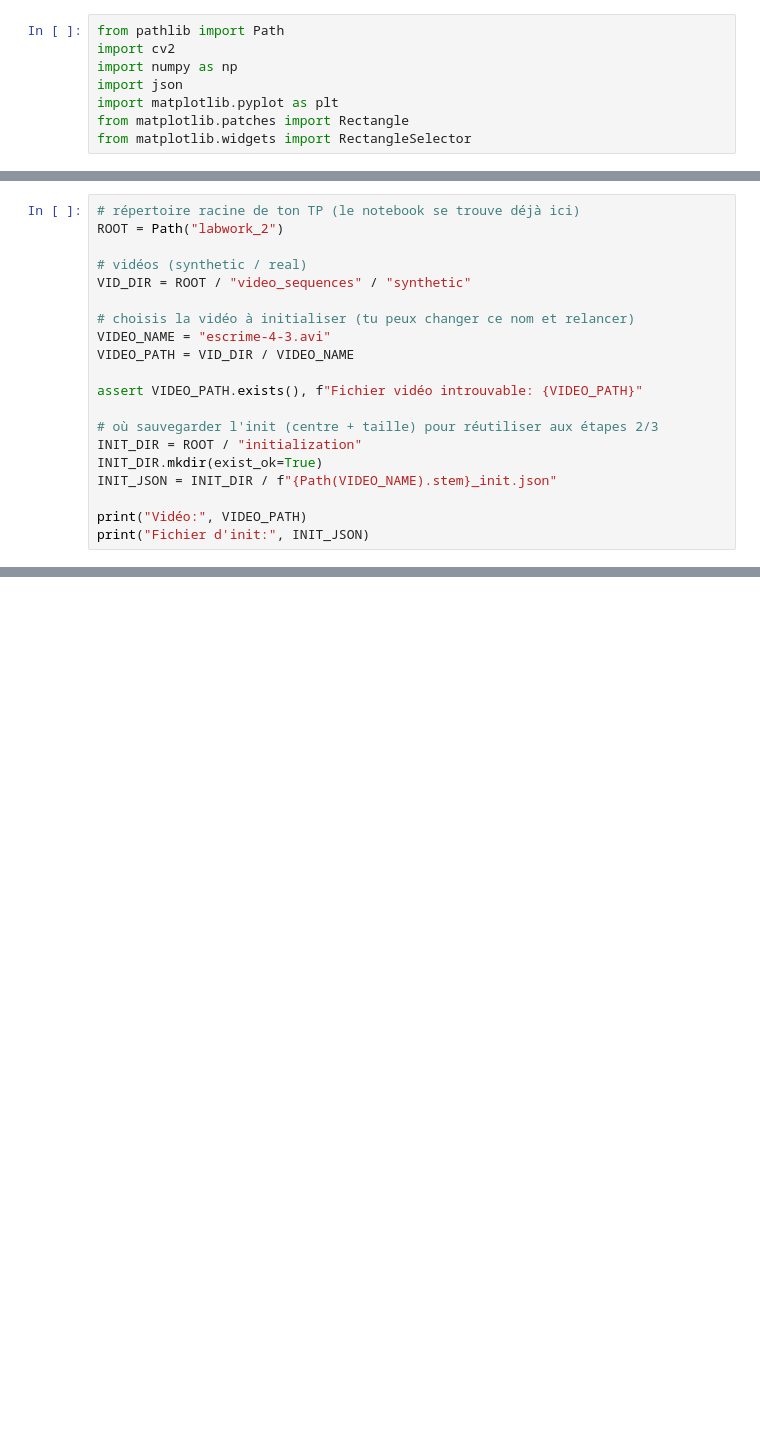
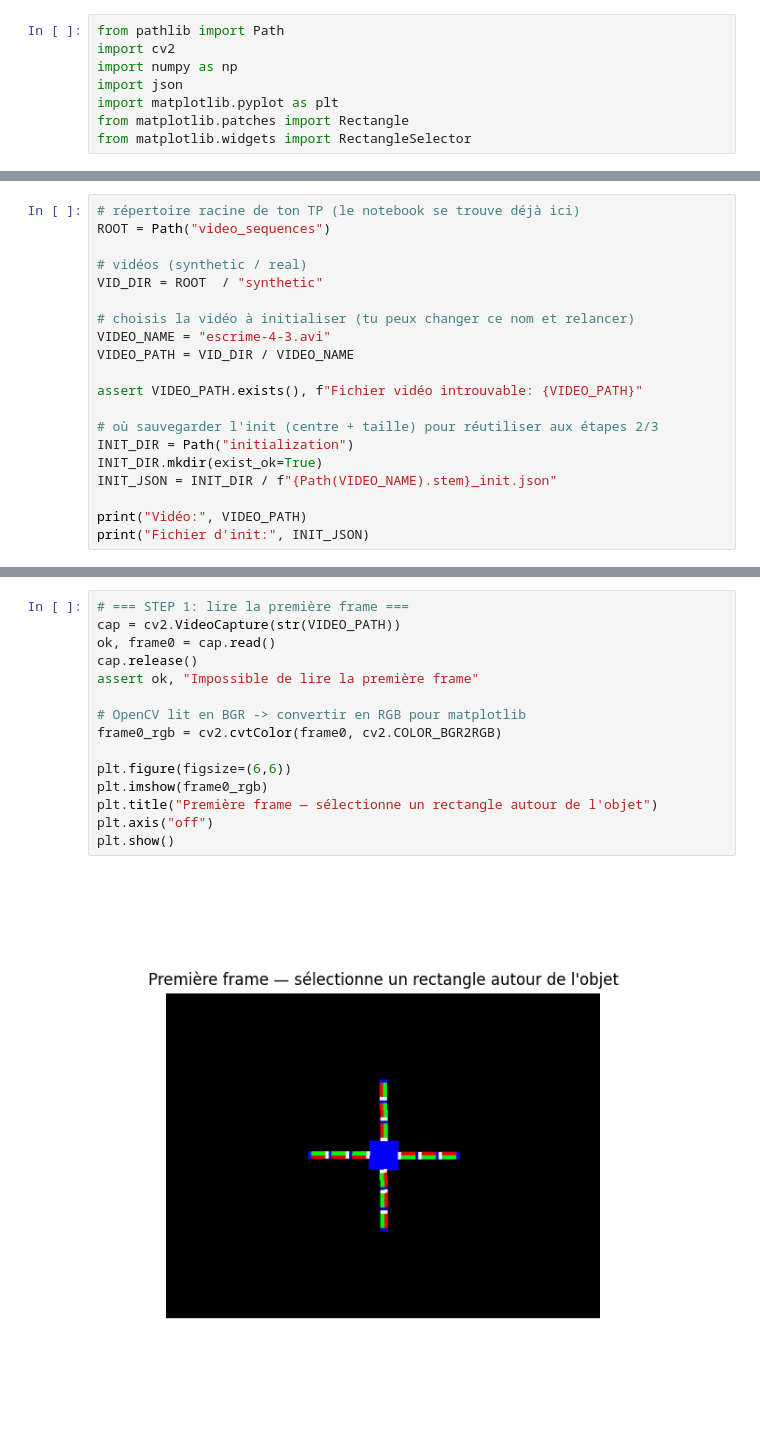
Before and after one commit to PailBoy/TP_image_video, a Jupyter notebook: labwork_2/tracking_simple_object.ipynb, the cells around one changed output, grey strips where cells are left out. Drawn from its saved outputs; the diff is of its cells as text; blank space fills up the shorter version.

Commit message:
labwork 2 begining

```diff
--- a/labwork_2/tracking_simple_object.ipynb
+++ b/labwork_2/tracking_simple_object.ipynb
@@ -13,9 +15,9 @@ from matplotlib.widgets import RectangleSelector
 # %%
 # répertoire racine de ton TP (le notebook se trouve déjà ici)
-ROOT = Path("labwork_2")
+ROOT = Path("video_sequences")
 
 # vidéos (synthetic / real)
-VID_DIR = ROOT / "video_sequences" / "synthetic"
+VID_DIR = ROOT  / "synthetic"
 
 # choisis la vidéo à initialiser (tu peux changer ce nom et relancer)
 VIDEO_NAME = "escrime-4-3.avi"
@@ -24,7 +26,7 @@ VIDEO_PATH = VID_DIR / VIDEO_NAME
 assert VIDEO_PATH.exists(), f"Fichier vidéo introuvable: {VIDEO_PATH}"
 
 # où sauvegarder l'init (centre + taille) pour réutiliser aux étapes 2/3
-INIT_DIR = ROOT / "initialization"
+INIT_DIR = Path("initialization")
 INIT_DIR.mkdir(exist_ok=True)
 INIT_JSON = INIT_DIR / f"{Path(VIDEO_NAME).stem}_init.json"
 
@@ -34,0 +38,17 @@ AssertionError: Fichier vidéo introuvable: labwork_2/video sequences/synthetic/
+# %%
+# === STEP 1: lire la première frame ===
+cap = cv2.VideoCapture(str(VIDEO_PATH))
+ok, frame0 = cap.read()
+cap.release()
+assert ok, "Impossible de lire la première frame"
+
+# OpenCV lit en BGR -> convertir en RGB pour matplotlib
+frame0_rgb = cv2.cvtColor(frame0, cv2.COLOR_BGR2RGB)
+
+plt.figure(figsize=(6,6))
+plt.imshow(frame0_rgb)
+plt.title("Première frame — sélectionne un rectangle autour de l'objet")
+plt.axis("off")
+plt.show()
+# %% [output]
+[figure, added]
```
Also changed, not shown: parts of 5 cells of this notebook, 1 other file.
